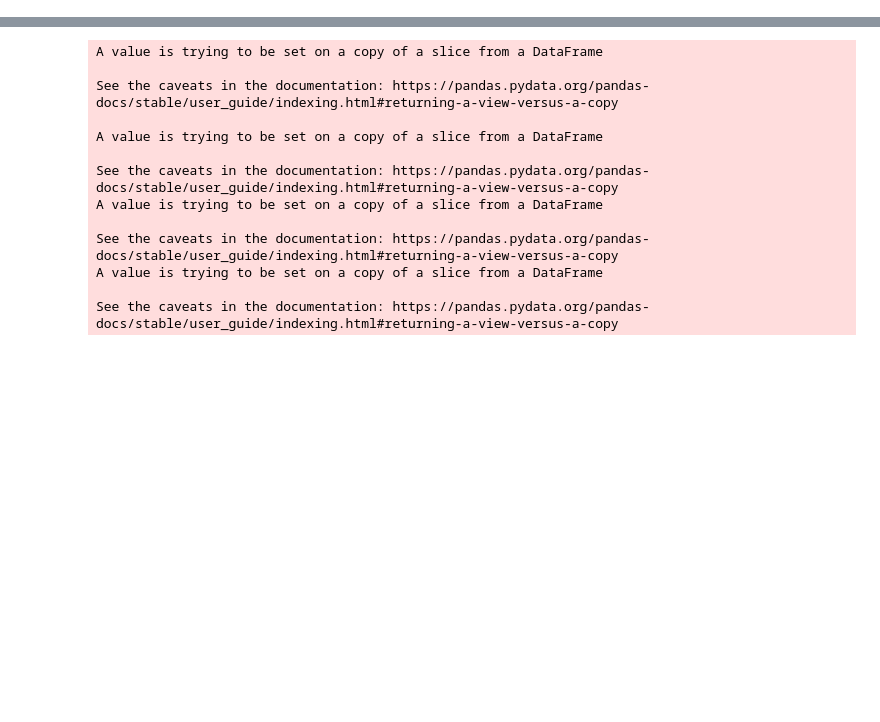
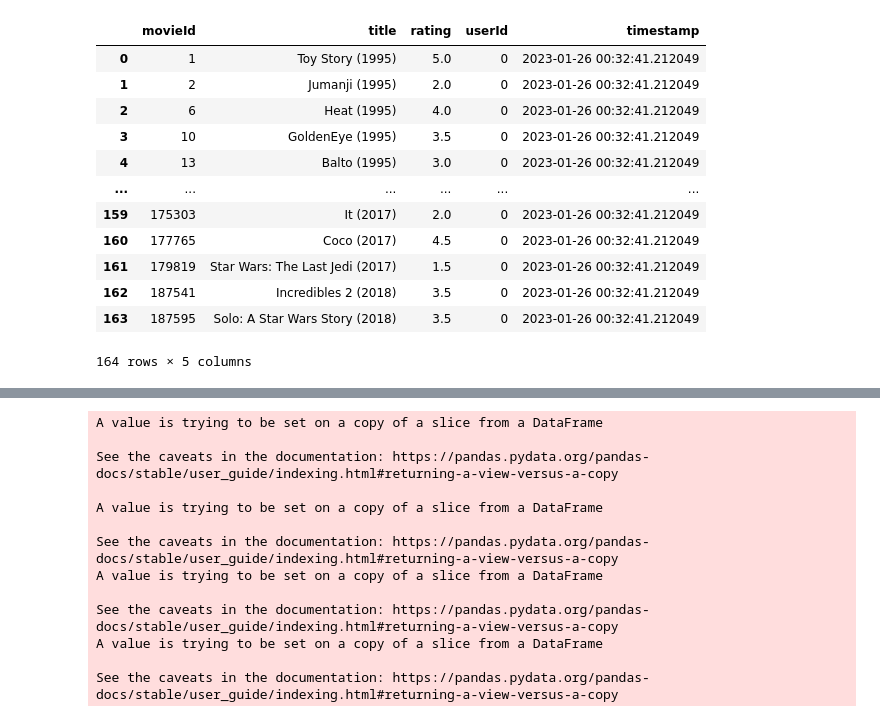
Before and after one commit to Liixxn/MovieMender, a Jupyter notebook: Movielens_recomendador.ipynb, the cells around one changed output, grey strips where cells are left out. Drawn from its saved outputs; the diff is of its cells as text; code cells hidden in the pictures; blank space fills up the shorter version.

Commit message:
Adición final de la demo y usuario 0

```diff
--- a/Movielens_recomendador.ipynb
+++ b/Movielens_recomendador.ipynb
@@ -27,0 +30,22 @@ from sklearn.feature_extraction.text import TfidfVectorizer
+# %%
+df_usuaarioO = pd.read_csv('csv/Usuario_0.csv', sep=';')
+# %%
+for usuario_nuevo in range(len(df_usuaarioO["movieId"])):
+    df_usuaarioO["userId"] = 0
+    df_usuaarioO["timestamp"] = datetime.now()
+# %%
+df_usuaarioO
+# %% [output]
+|  | movieId | title | rating | userId | timestamp |
+| 0 | 1 | Toy Story (1995) | 5.0 | 0 | 2023-01-26 00:32:41.212049 |
+| 1 | 2 | Jumanji (1995) | 2.0 | 0 | 2023-01-26 00:32:41.212049 |
+| 2 | 6 | Heat (1995) | 4.0 | 0 | 2023-01-26 00:32:41.212049 |
+| 3 | 10 | GoldenEye (1995) | 3.5 | 0 | 2023-01-26 00:32:41.212049 |
+| 4 | 13 | Balto (1995) | 3.0 | 0 | 2023-01-26 00:32:41.212049 |
+| ... | ... | ... | ... | ... | ... |
+| 159 | 175303 | It (2017) | 2.0 | 0 | 2023-01-26 00:32:41.212049 |
+| 160 | 177765 | Coco (2017) | 4.5 | 0 | 2023-01-26 00:32:41.212049 |
+| 161 | 179819 | Star Wars: The Last Jedi (2017) | 1.5 | 0 | 2023-01-26 00:32:41.212049 |
+| 162 | 187541 | Incredibles 2 (2018) | 3.5 | 0 | 2023-01-26 00:32:41.212049 |
+| 163 | 187595 | Solo: A Star Wars Story (2018) | 3.5 | 0 | 2023-01-26 00:32:41.212049 |
+164 rows × 5 columns
```
Also changed, not shown: parts of 7 cells of this notebook, 4 other files.
